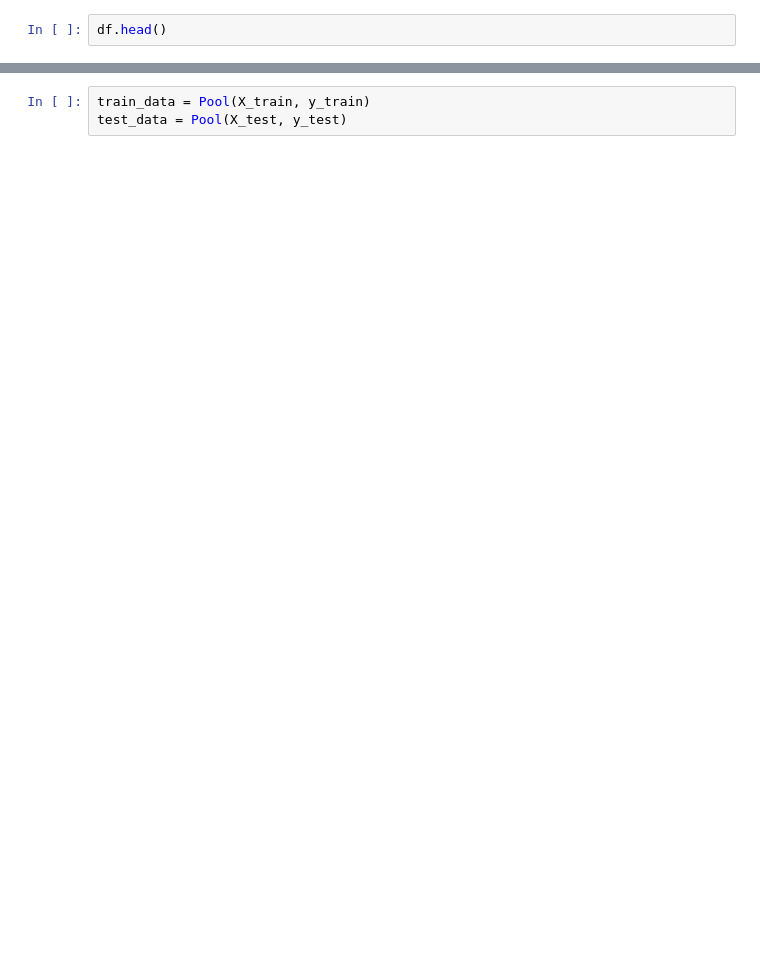
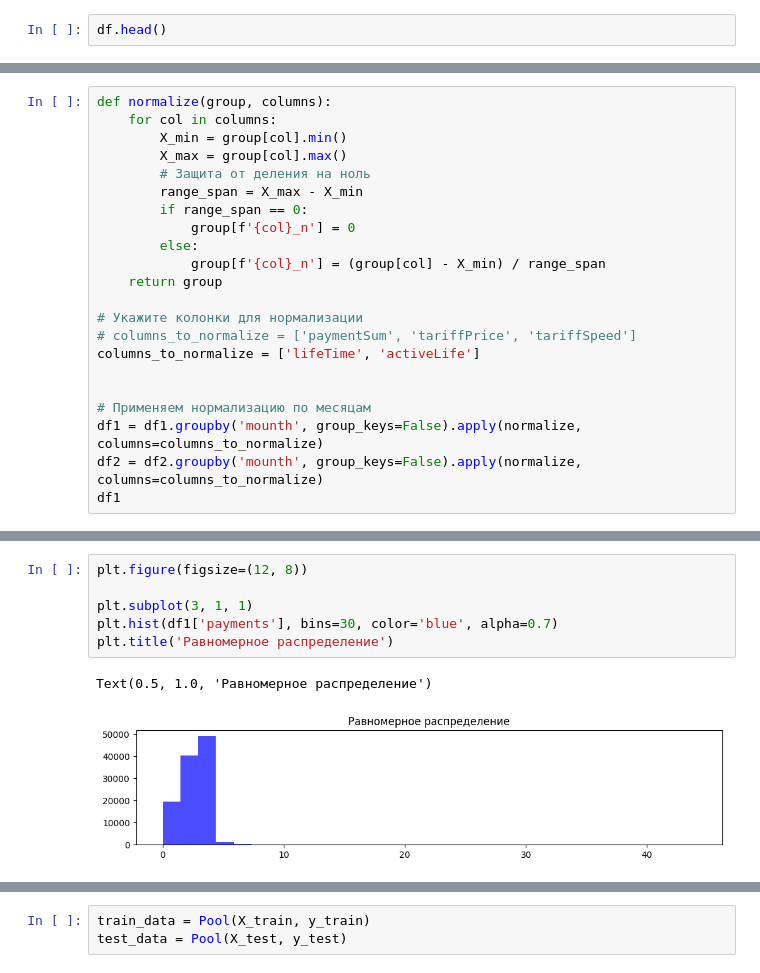
Before and after one commit to KONF1GG/ML_outflow_fridom, a Jupyter notebook: learning_machine.ipynb, the cells around one changed output, grey strips where cells are left out. Cells and saved outputs as stored; diff of their text form; blank space fills up the shorter version.

```diff
--- a/learning_machine.ipynb
+++ b/learning_machine.ipynb
@@ -18,0 +24,22 @@ df.head()
+# %%
+def normalize(group, columns):
+    for col in columns:
+        X_min = group[col].min()
+        X_max = group[col].max()
+        # Защита от деления на ноль
+        range_span = X_max - X_min
+        if range_span == 0:
+            group[f'{col}_n'] = 0
+        else:
+            group[f'{col}_n'] = (group[col] - X_min) / range_span
+    return group
+
+# Укажите колонки для нормализации
+# columns_to_normalize = ['paymentSum', 'tariffPrice', 'tariffSpeed']
+columns_to_normalize = ['lifeTime', 'activeLife']
+
+
+# Применяем нормализацию по месяцам
+df1 = df1.groupby('mounth', group_keys=False).apply(normalize, columns=columns_to_normalize)
+df2 = df2.groupby('mounth', group_keys=False).apply(normalize, columns=columns_to_normalize)
+df1
@@ -18,0 +124,9 @@ df.head()
+# %%
+plt.figure(figsize=(12, 8))
+
+plt.subplot(3, 1, 1)
+plt.hist(df1['payments'], bins=30, color='blue', alpha=0.7)
+plt.title('Равномерное распределение')
+# %% [output]
+Text(0.5, 1.0, 'Равномерное распределение')
+[figure, added]
```
Also changed, not shown: parts of 25 cells of this notebook, 19 other files.
